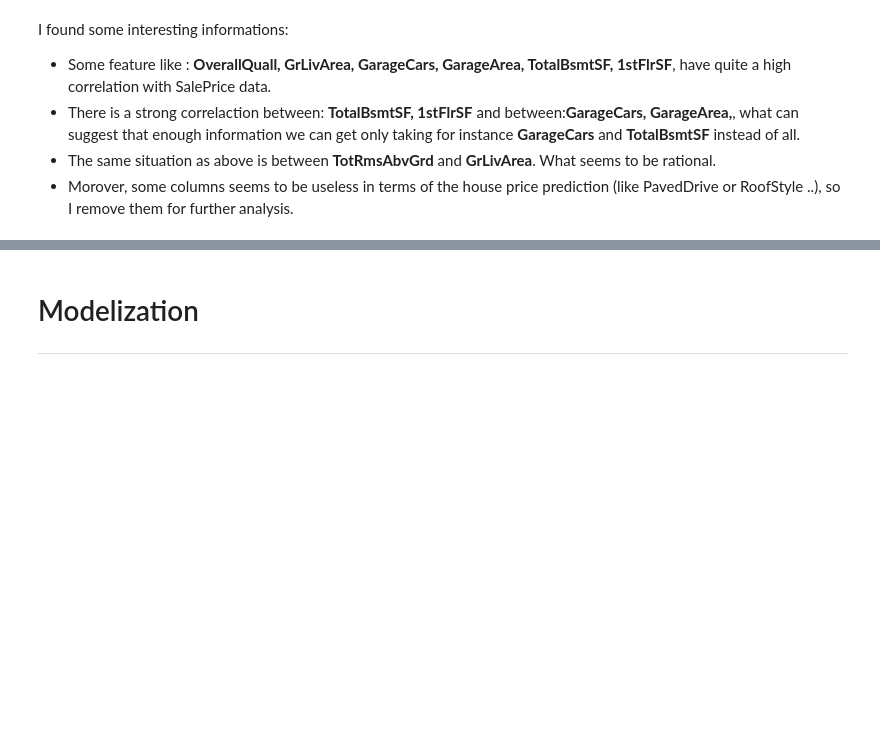
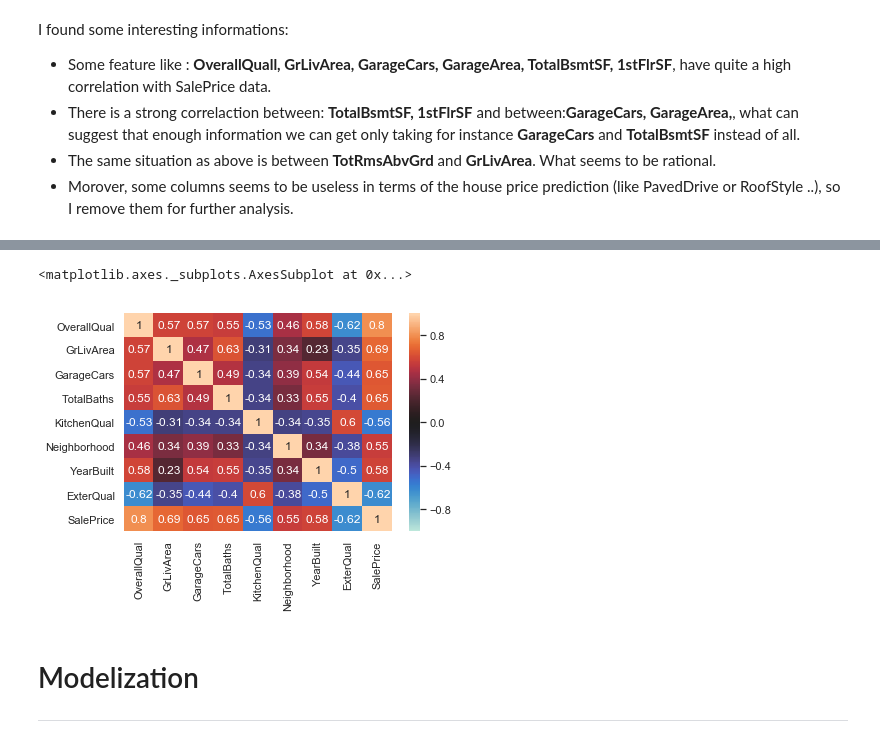
Before and after one commit to JoannaBroniarek/House-Prices-Advanced-Regression-Techniques, a Jupyter notebook: Kaggle_Project2.ipynb, the cells around one changed output, grey strips where cells are left out. Saved outputs shown, nothing was run; the diff lists cells and outputs as text; code cells hidden in the pictures; blank space fills up the shorter version.

```diff
--- a/Kaggle_Project2.ipynb
+++ b/Kaggle_Project2.ipynb
@@ -493,3 +503,8 @@ selected_features_df.head()
+# %%
+sns.heatmap(selected_features_df.corr(),  annot=True, center=0, vmin=-1, vmax=1)
+# %% [output]
+<matplotlib.axes._subplots.AxesSubplot at 0x...>
+[figure, added]
 # %% [markdown]
 # Modelization
 -----------------------------------
```
Also changed, not shown: parts of 42 cells of this notebook.
